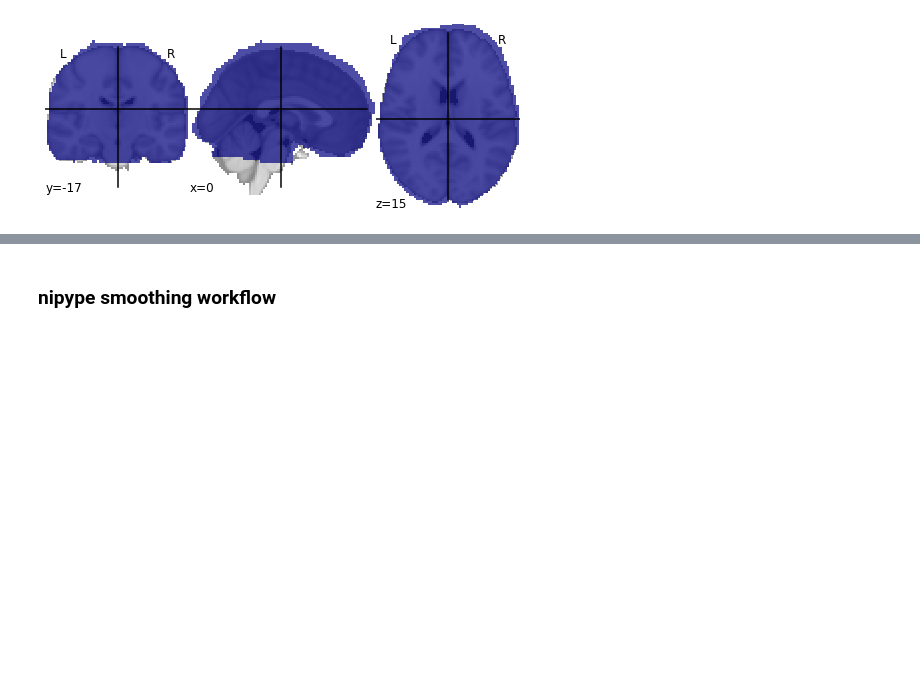
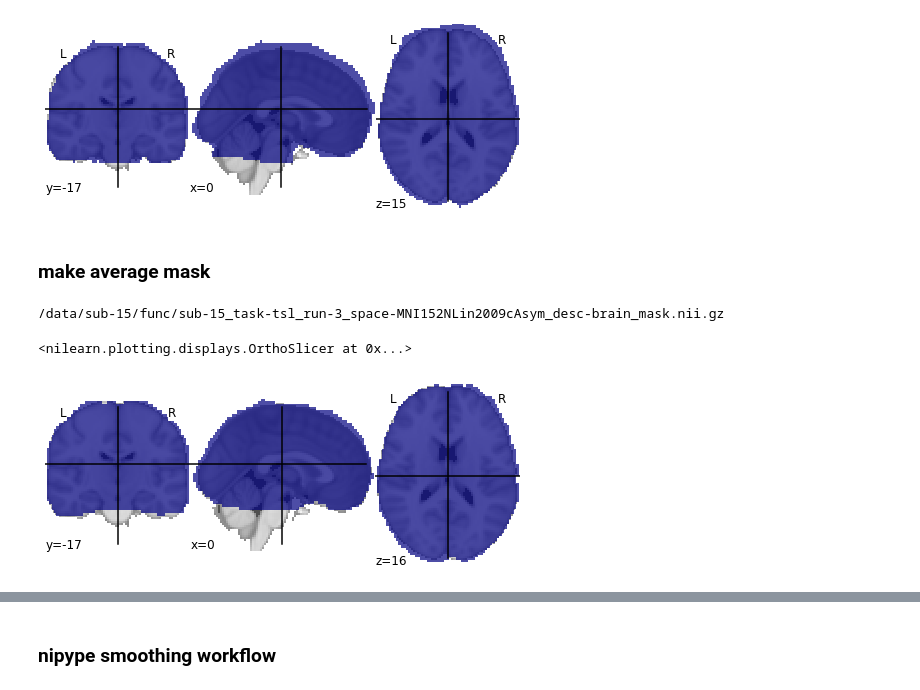
Before and after one commit to syzhang/tsl_data, a Jupyter notebook: imaging/smooth.ipynb, the cells around one changed output, grey strips where cells are left out. Cells and saved outputs as stored; diff of their text form; code cells hidden in the pictures; blank space fills up the shorter version.

```diff
--- a/imaging/smooth.ipynb
+++ b/imaging/smooth.ipynb
@@ -51,3 +51,16 @@ nilearn.plotting.plot_roi(mask_img)
 # %% [output]
 <nilearn.plotting.displays.OrthoSlicer at 0x...>
 [figure]
+# %% [markdown]
+### make average mask
+# %%
+from glob import glob
+brainmasks = glob('/data/sub-*/func/*brain_mask.nii.gz')
+print(brainmasks[21])
+# %% [output]
+/data/sub-15/func/sub-15_task-tsl_run-3_space-MNI152NLin2009cAsym_desc-brain_mask.nii.gz
+# %%
+nilearn.plotting.plot_roi(brainmasks[21])
+# %% [output]
+<nilearn.plotting.displays.OrthoSlicer at 0x...>
+[figure, added]
```
Also changed, not shown: parts of 21 cells of this notebook, 2 other files.
